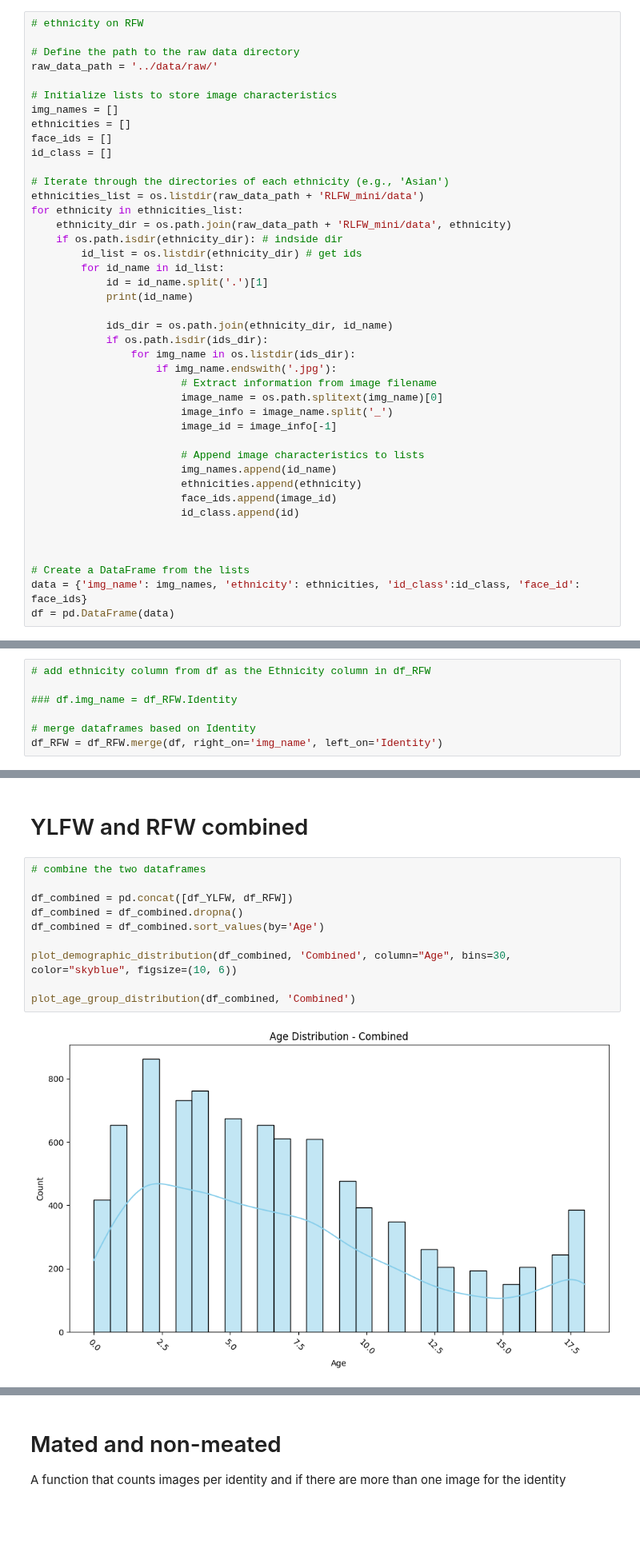
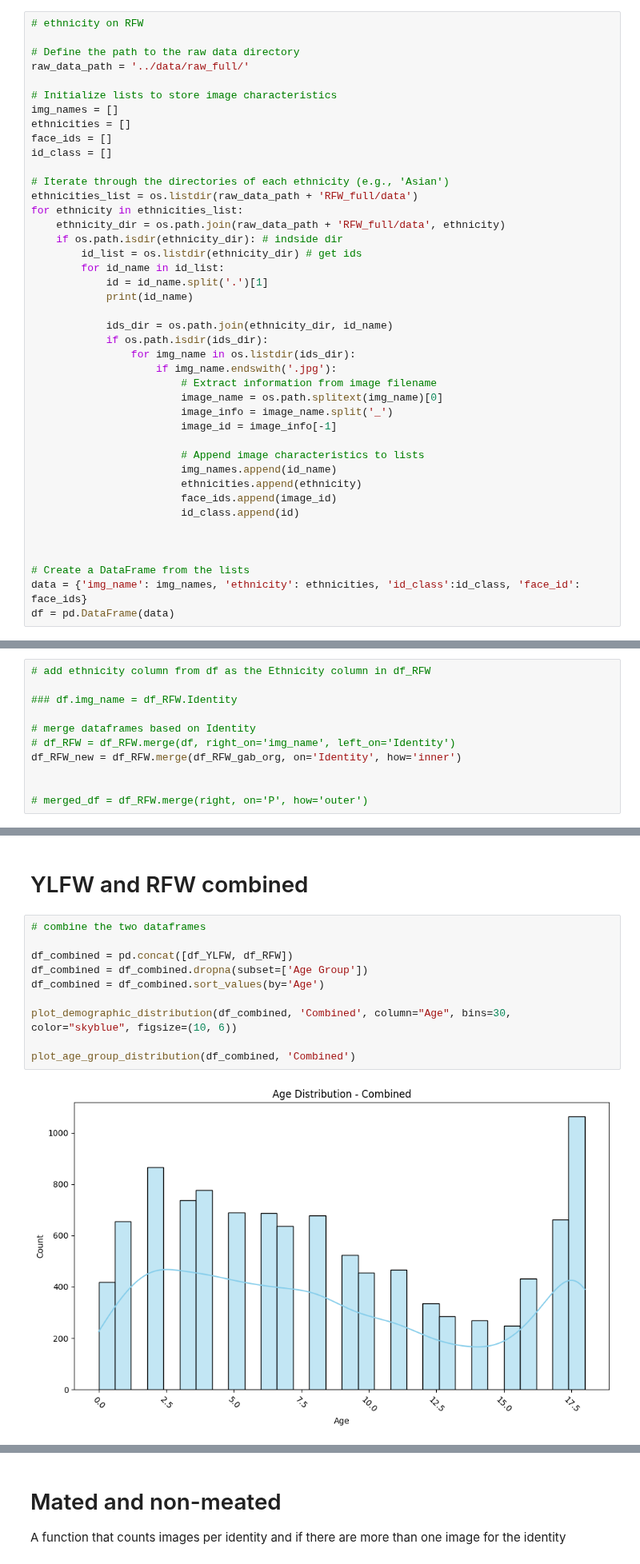
Before and after one commit to Kat-Gabi/Master_Thesis, a Jupyter notebook: notebooks/data_vis/age-estimation_stats.ipynb, the cells around one changed output, grey strips where cells are left out. Shown at 80% size. Saved outputs shown, nothing was run; the diff lists cells and outputs as text; blank space fills up the shorter version.

```diff
--- a/notebooks/data_vis/age-estimation_stats.ipynb
+++ b/notebooks/data_vis/age-estimation_stats.ipynb
@@ -51,7 +54,7 @@ df_RFW = df_RFW.sort_values(by='Age', ascending=True)
 # ethnicity on RFW
 
 # Define the path to the raw data directory
-raw_data_path = '../data/raw/'
+raw_data_path = '../data/raw_full/'
 
 # Initialize lists to store image characteristics
 img_names = []
@@ -60,9 +63,9 @@ face_ids = []
 id_class = []
 
 # Iterate through the directories of each ethnicity (e.g., 'Asian')
-ethnicities_list = os.listdir(raw_data_path + 'RLFW_mini/data')
+ethnicities_list = os.listdir(raw_data_path + 'RFW_full/data')
 for ethnicity in ethnicities_list:
-    ethnicity_dir = os.path.join(raw_data_path + 'RLFW_mini/data', ethnicity)
+    ethnicity_dir = os.path.join(raw_data_path + 'RFW_full/data', ethnicity)
     if os.path.isdir(ethnicity_dir): # indside dir
         id_list = os.listdir(ethnicity_dir) # get ids
         for id_name in id_list:
@@ -108,4 +159,8 @@ m.0_4pw
 ### df.img_name = df_RFW.Identity
 
 # merge dataframes based on Identity
-df_RFW = df_RFW.merge(df, right_on='img_name', left_on='Identity')
+# df_RFW = df_RFW.merge(df, right_on='img_name', left_on='Identity')
+df_RFW_new = df_RFW.merge(df_RFW_gab_org, on='Identity', how='inner')
+
+
+# merged_df = df_RFW.merge(right, on='P', how='outer')
@@ -273,12 +369,12 @@ plot_age_group_distribution(df_RFW, 'RFW')
 # %%
 # combine the two dataframes
 
 df_combined = pd.concat([df_YLFW, df_RFW])
-df_combined = df_combined.dropna()
+df_combined = df_combined.dropna(subset=['Age Group'])
 df_combined = df_combined.sort_values(by='Age')
 
 plot_demographic_distribution(df_combined, 'Combined', column="Age", bins=30, color="skyblue", figsize=(10, 6))
 
 plot_age_group_distribution(df_combined, 'Combined')
 # %% [output]
-[figure, old version]
+[figure, new version]
```
Also changed, not shown: parts of 18 cells of this notebook.
